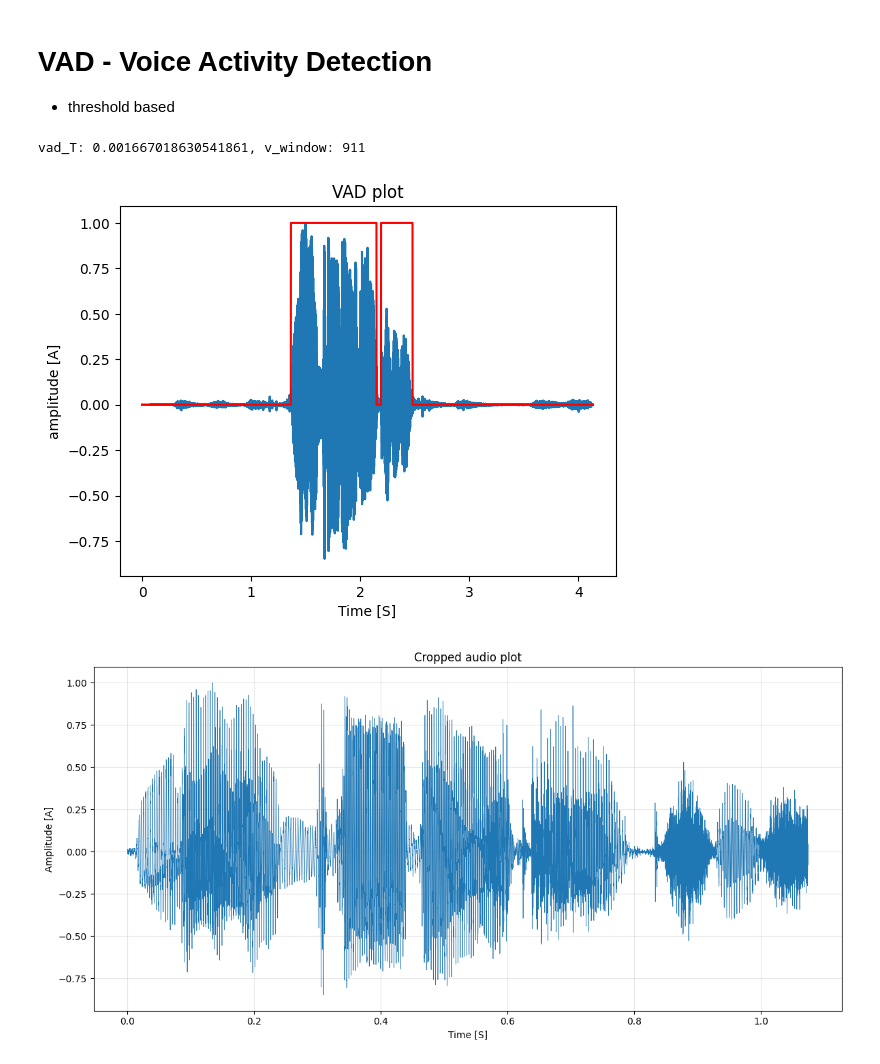
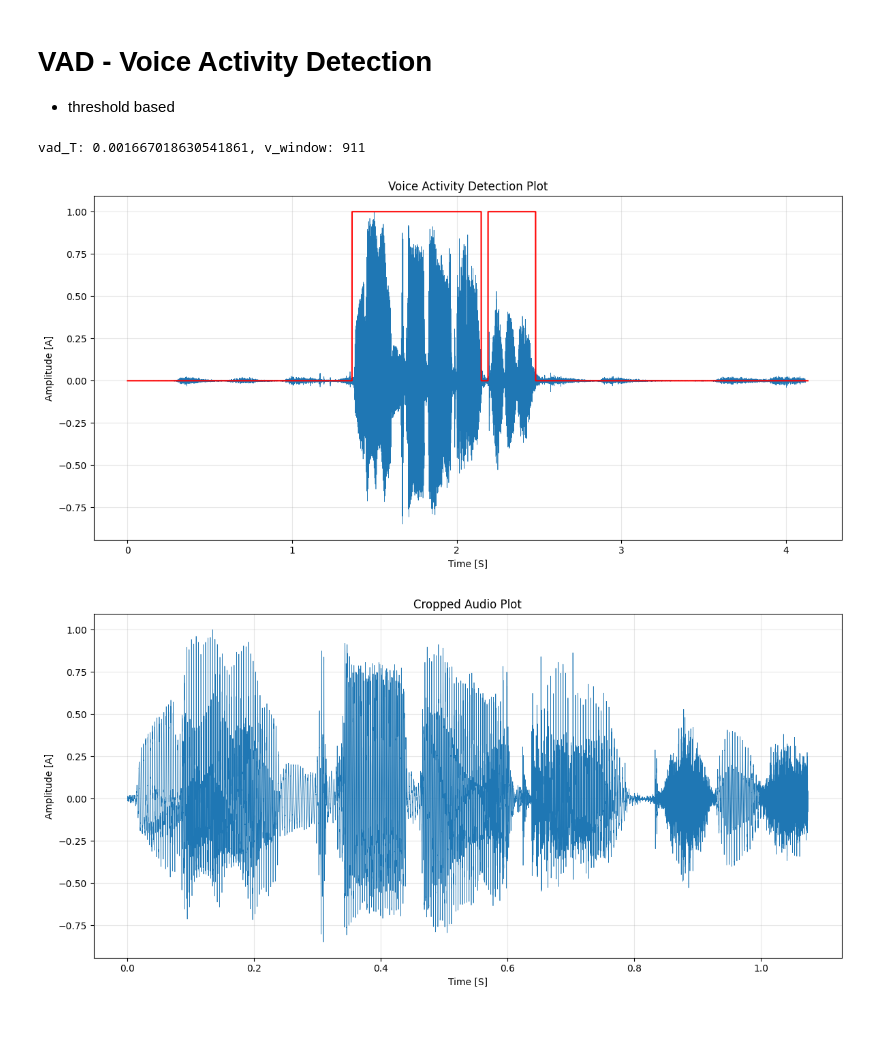
Before and after one commit to WuChenDi/Audio-Processing, a Jupyter notebook: v2.ipynb, the cells around one changed output. Drawn from its saved outputs; the diff is of its cells as text; code cells hidden in the pictures; blank space fills up the shorter version.

```diff
--- a/v2.ipynb
+++ b/v2.ipynb
@@ -226,8 +226,8 @@ def plot_audio_waveform(audio_data: np.ndarray, sample_rate: int, normalize: boo
     plt.figure(figsize=figsize)
     plt.plot(timeline, samples, linewidth=0.5)
     plt.title(title)
-    plt.xlabel("Time [s]")
-    plt.ylabel("Amplitude")
+    plt.xlabel("Time [S]")
+    plt.ylabel("Amplitude [A]")
     plt.grid(True, alpha=0.3)
     plt.tight_layout()
     plt.show()
@@ -244,7 +244,8 @@ samples, timeline = plot_audio_waveform(audio_data, sample_rate)
 # %%
 def voice_activity_detection(samples: np.ndarray, timeline: np.ndarray,
                             weight: float = 0.1, window_ratio: float = 0.01,
-                            plot: bool = True, figsize: tuple = (12, 6)) -> Tuple[np.ndarray, np.ndarray, float]:
+                            plot: bool = True, figsize: tuple = (12, 6),
+                            title: str = "Voice Activity Detection Plot") -> Tuple[np.ndarray, np.ndarray, float]:
     """
     Perform voice activity detection on audio samples
 
@@ -262,6 +263,8 @@ def voice_activity_detection(samples: np.ndarray, timeline: np.ndarray,
         Whether to plot the results
     figsize : tuple, default=(12, 6)
         Figure size for plotting
+    title : str, default="Voice Activity Detection Plot"
+        Plot title
 
     Returns:
     --------
@@ -272,36 +275,39 @@ def voice_activity_detection(samples: np.ndarray, timeline: np.ndarray,
     v_window = int(window_ratio * len(samples))  # window size
     vad_T = np.mean(samples**2) * weight  # threshold
 
     # Print threshold and window size info
     print(f"vad_T: {vad_T}, v_window: {v_window}")
 
     # Voice activity detection
     vad = np.zeros(shape=samples.shape)
     ref_idx = []
 
     for s_set in range(0, len(samples) - v_window, v_window):
         win_samples = samples[s_set:(s_set + v_window)]
         s_T = np.mean(win_samples**2)
         if s_T > vad_T:
             vad[s_set:(s_set + v_window)] = 1.0
             ref_idx.append(s_set)
         else:
             vad[s_set:(s_set + v_window)] = 0.0
 
     # Plotting audio samples
     if plot:
-        plt.plot(timeline, samples)
+        plt.figure(figsize=figsize)
+        plt.plot(timeline, samples, linewidth=0.5)
         plt.plot(timeline, vad, color='red')
-        plt.title("VAD plot")
+        plt.title(title)
         plt.xlabel("Time [S]")
-        plt.ylabel("amplitude [A]")
+        plt.ylabel("Amplitude [A]")
+        plt.grid(True, alpha=0.3)
+        plt.tight_layout()
         plt.show()
 
     return vad, np.array(ref_idx), vad_T
 
 vad, ref_indices, threshold = voice_activity_detection(samples, timeline)
 # %% [output]
 vad_T: 0.001667018630541861, v_window: 911
-[figure, old version]
+[figure, new version]
 # %%
 def crop_audio_by_vad(samples: np.ndarray, ref_indices: np.ndarray, sample_rate: int,
```
Also changed, not shown: parts of 9 cells of this notebook.
